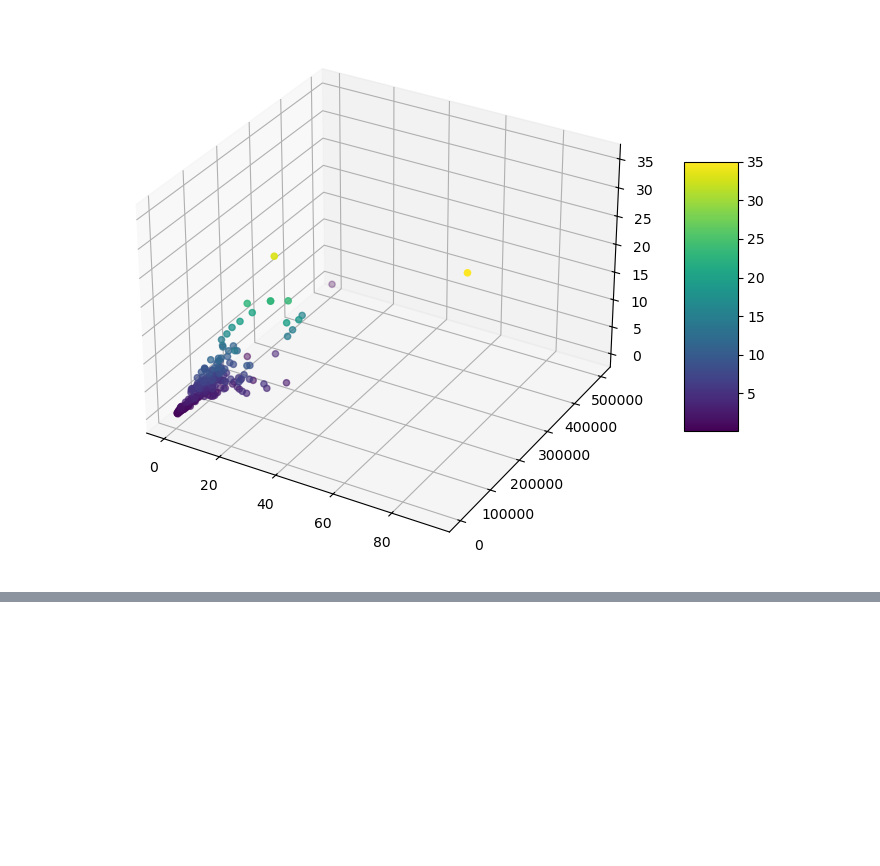
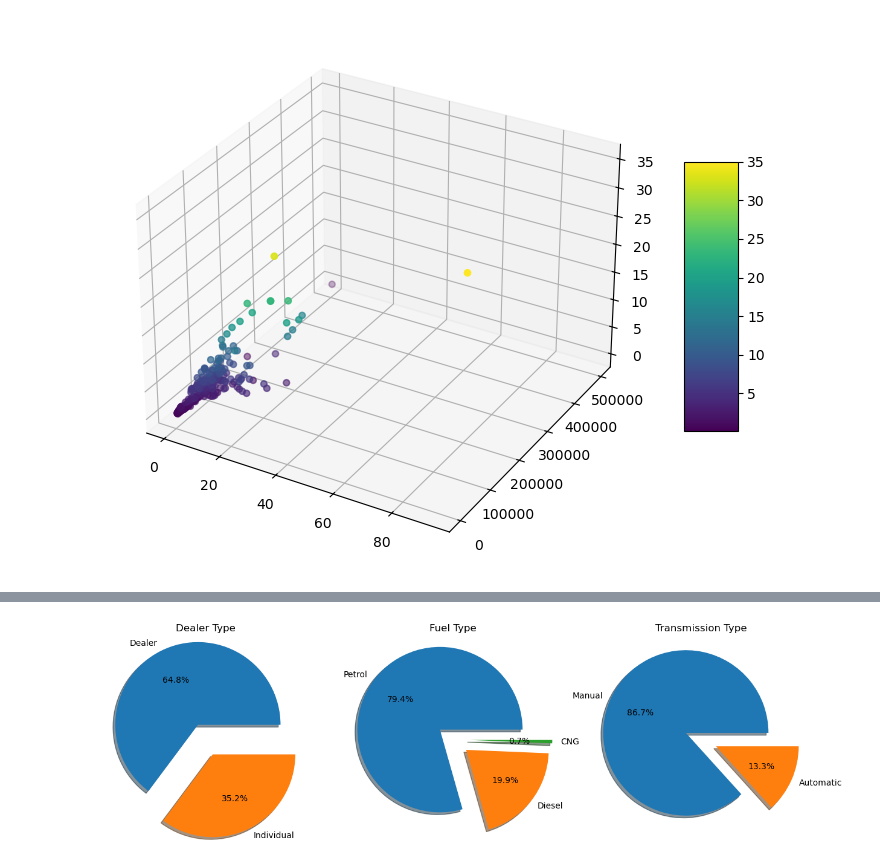
Before and after one commit to RoktimTaye/TIHAN-HYDRABAD-CLASSES, a Jupyter notebook: MODULE 1/RecallMatPlotLib.ipynb, the cells around one changed output, grey strips where cells are left out. Cells and saved outputs as stored; diff of their text form; code cells hidden in the pictures; blank space fills up the shorter version.

```diff
--- a/MODULE 1/RecallMatPlotLib.ipynb
+++ b/MODULE 1/RecallMatPlotLib.ipynb
@@ -82,0 +104,20 @@ plt.show()
+# %%
+fig,axs = plt.subplots(1, 3, figsize=(15, 5))
+
+seller_type_count = df['Seller_Type'].value_counts()
+explode1 = [0.2,0.2]
+axs[0].pie(seller_type_count,labels = seller_type_count.index,explode = explode1,autopct = '%1.1f%%',shadow = True)
+axs[0].set_title('Dealer Type')
+
+Fuel_type_count = df['Fuel_Type'].value_counts()
+explode2 = [0.2,0.2,0.2]
+axs[1].pie(Fuel_type_count,labels = Fuel_type_count.index, explode = explode2,autopct = '%1.1f%%',shadow = True)
+axs[1].set_title('Fuel Type')
+
+transmission_type_counts = df['Transmission'].value_counts()
+explode3 = [0.2,0.2]
+axs[2].pie(transmission_type_counts,labels = transmission_type_counts.index,explode = explode3, autopct = '%1.1f%%',shadow = True)
+axs[2].set_title('Transmission Type')
+plt.show()
+# %% [output]
+[figure, added]
```
Also changed, not shown: parts of 4 cells of this notebook, 1 other file.
